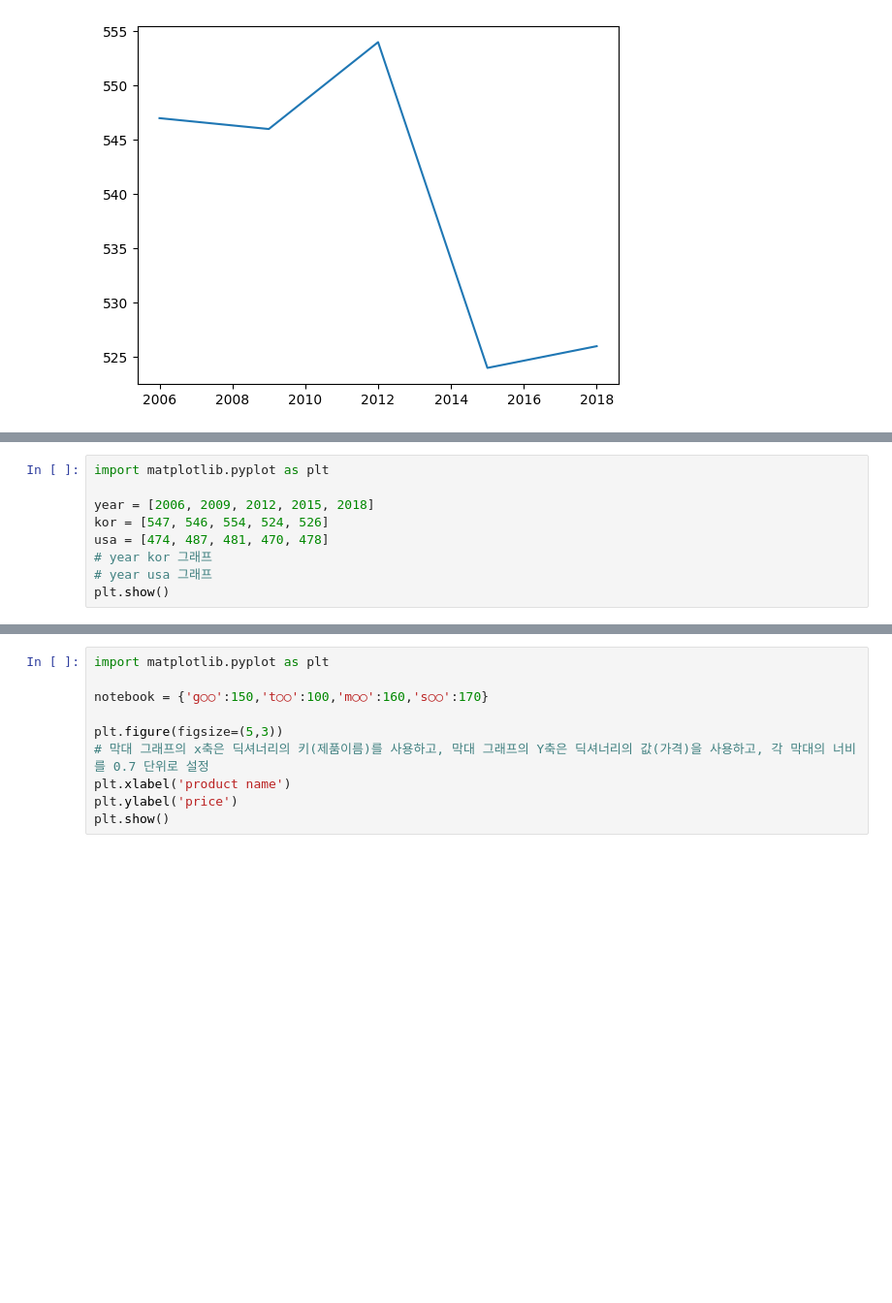
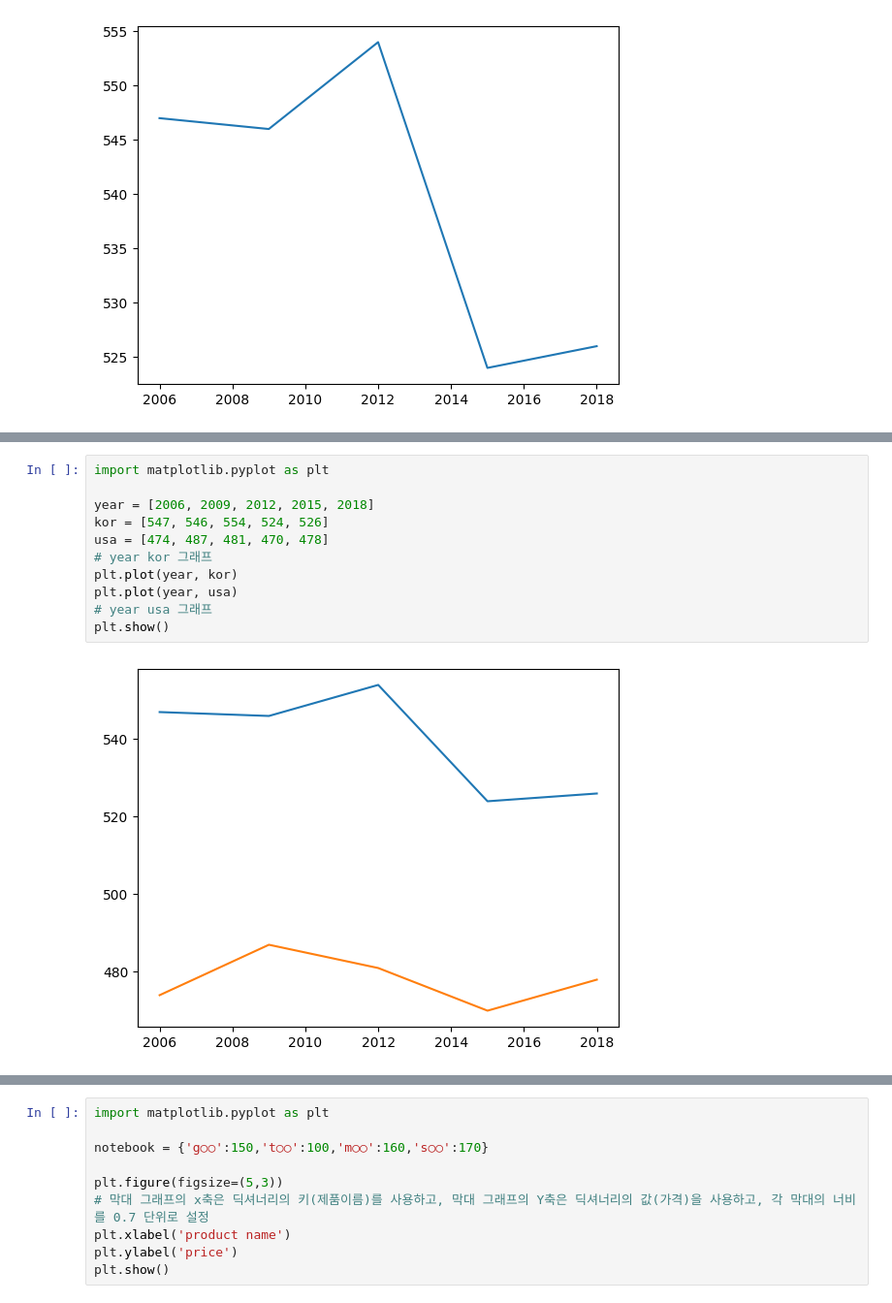
Before and after one commit to PNU-Mar7th/AiPython, a Jupyter notebook: Ch08_실습문제.ipynb, the cells around one changed output, grey strips where cells are left out. Shown at 97% size. Saved outputs shown, nothing was run; the diff lists cells and outputs as text; blank space fills up the shorter version.

```diff
--- a/Ch08_실습문제.ipynb
+++ b/Ch08_실습문제.ipynb
@@ -200,12 +222,16 @@ plt.show()
 # %%
 import matplotlib.pyplot as plt
 
 year = [2006, 2009, 2012, 2015, 2018]
 kor = [547, 546, 554, 524, 526]
 usa = [474, 487, 481, 470, 478]
 # year kor 그래프
+plt.plot(year, kor)
+plt.plot(year, usa)
 # year usa 그래프
 plt.show()
+# %% [output]
+[figure, added]
 # %%
 import matplotlib.pyplot as plt
 
```
Also changed, not shown: parts of 5 cells of this notebook.
